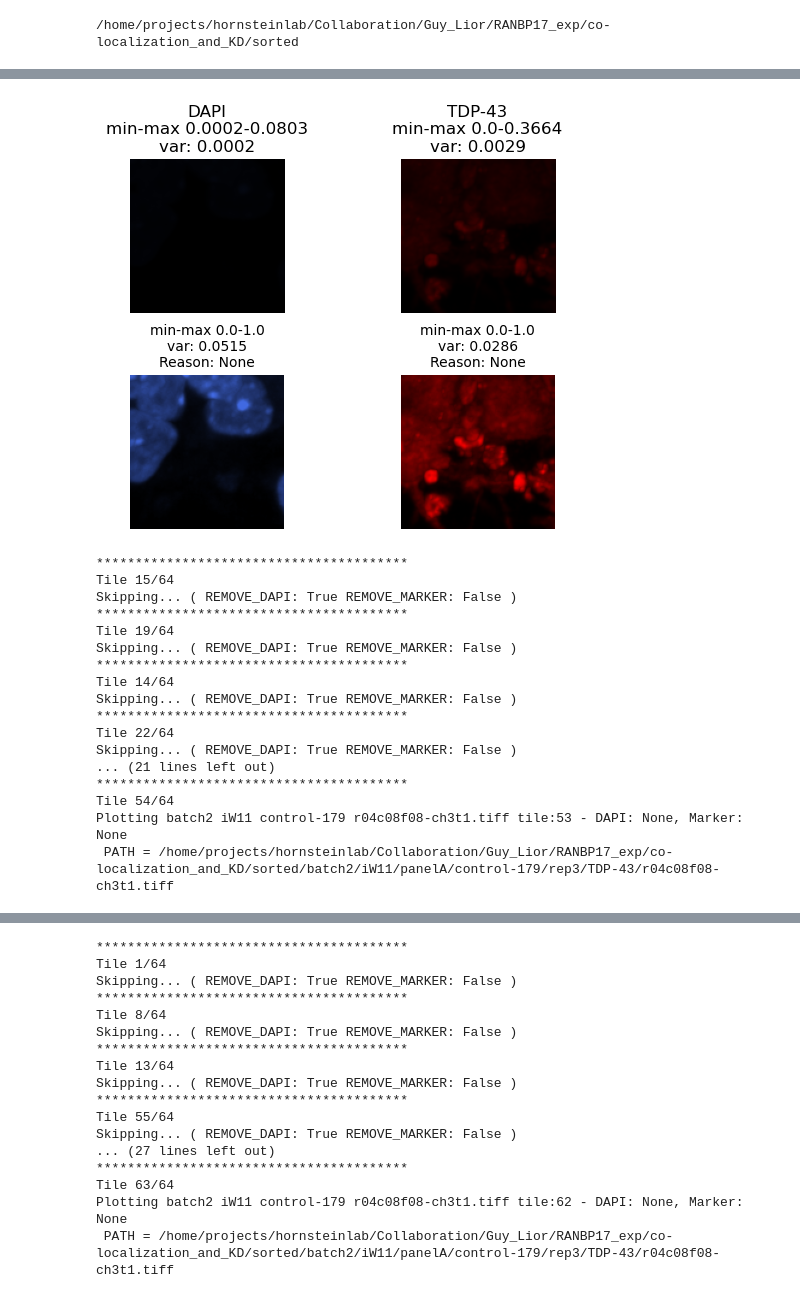
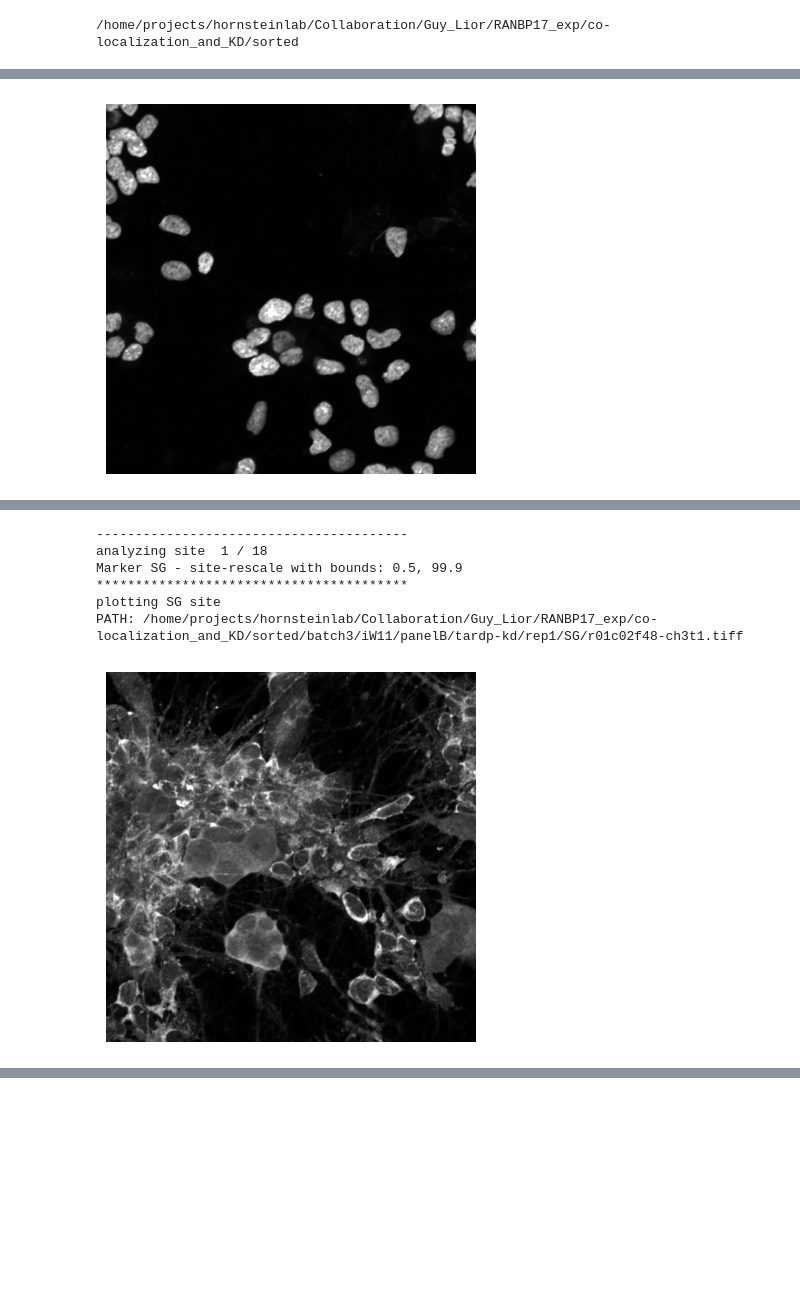
Before and after one commit to Sagykri/NOVA, a Jupyter notebook: tools/preprocessing_tools/exploring_preprocessing_thresholds.ipynb, the cells around one changed output, grey strips where cells are left out. Saved outputs shown, nothing was run; the diff lists cells and outputs as text; code cells hidden in the pictures; blank space fills up the shorter version.

Commit message:
refinements for full RANBP17 exp (all reps + SG)

```diff
--- a/tools/preprocessing_tools/exploring_preprocessing_thresholds.ipynb
+++ b/tools/preprocessing_tools/exploring_preprocessing_thresholds.ipynb
@@ -816,8 +816,8 @@ def process_raw_files(paths, markers_list, filter_by_dict, num_sites_to_process,
 # %%
 import random
 # choose markers to include
-MARKERS = ["TDP-43"]
-# ["RANBP17", "TDP-43"]
+MARKERS = ["SG"]
+# ["RANBP17", "TDP-43", "SG", "RANBP17_SG"]
 BATCH = f"batch{BATCH_NUM}"
 FILTER_BY_DICT = {
     "cell_line": None, # e.g. ["C9"]
@@ -919,12 +908,12 @@ import logging
 
 
 # Choose flags
-SHOW_BAD_SITES = False # plot sites that did not pass the thresholds
+SHOW_BAD_SITES = True # plot sites that did not pass the thresholds
 SHOW_PASSED_SITES = True # plot sites that passed the thresholds
 NUM_SITES_TO_PROCESS = 5 # number of sites to show (randomaly picked from valid sites)
 
-SHOW_TILES = True # plot tiles
-SHOW_DAPI_FAIL = False # plot tiles that did not passed the DAPI thresholds
+SHOW_TILES = False # plot tiles
+SHOW_DAPI_FAIL = True # plot tiles that did not passed the DAPI thresholds
 SHOW_MARKER_FAIL = False # plot tiles that did not passed the marker thresholds
 # (!)   if both SHOW_DAPI_FAIL and SHOW_MARKER_FAIL are false will show only tiles that passed both marker and dapi
 SHOW_ALL_TILES = False # plot all tiles regardless of thresholds (passed and not passed) or above flags
@@ -1015,0 +990 @@ Plotting batch2 iW11 control-179 r04c08f08-ch3t1.tiff tile:63 - DAPI: None, Mark
+[figure, new version]
@@ -1016,18 +1009,7 @@ Plotting batch2 iW11 control-179 r04c08f08-ch3t1.tiff tile:63 - DAPI: None, Mark
+----------------------------------------
+analyzing site  1 / 18
+Marker SG - site-rescale with bounds: 0.5, 99.9
+****************************************
+plotting SG site
+PATH: /home/projects/hornsteinlab/Collaboration/Guy_Lior/RANBP17_exp/co-localization_and_KD/sorted/batch3/iW11/panelB/tardp-kd/rep1/SG/r01c02f48-ch3t1.tiff
-[figure, old version]
+[figure, new version]
-****************************************
-Tile 15/64
-Skipping... ( REMOVE_DAPI: True REMOVE_MARKER: False )
-****************************************
-Tile 19/64
-Skipping... ( REMOVE_DAPI: True REMOVE_MARKER: False )
-****************************************
-Tile 14/64
-Skipping... ( REMOVE_DAPI: True REMOVE_MARKER: False )
-****************************************
-Tile 22/64
-Skipping... ( REMOVE_DAPI: True REMOVE_MARKER: False )
-... (21 lines left out)
-****************************************
-Tile 54/64
-Plotting batch2 iW11 control-179 r04c08f08-ch3t1.tiff tile:53 - DAPI: None, Marker: None
- PATH = /home/projects/hornsteinlab/Collaboration/Guy_Lior/RANBP17_exp/co-localization_and_KD/sorted/batch2/iW11/panelA/control-179/rep3/TDP-43/r04c08f08-ch3t1.tiff
@@ -1035,17 +1015,0 @@ Plotting batch2 iW11 control-179 r04c08f08-ch3t1.tiff tile:53 - DAPI: None, Mark
-****************************************
-Tile 1/64
-Skipping... ( REMOVE_DAPI: True REMOVE_MARKER: False )
-****************************************
-Tile 8/64
-Skipping... ( REMOVE_DAPI: True REMOVE_MARKER: False )
-****************************************
-Tile 13/64
-Skipping... ( REMOVE_DAPI: True REMOVE_MARKER: False )
-****************************************
-Tile 55/64
-Skipping... ( REMOVE_DAPI: True REMOVE_MARKER: False )
-... (27 lines left out)
-****************************************
-Tile 63/64
-Plotting batch2 iW11 control-179 r04c08f08-ch3t1.tiff tile:62 - DAPI: None, Marker: None
- PATH = /home/projects/hornsteinlab/Collaboration/Guy_Lior/RANBP17_exp/co-localization_and_KD/sorted/batch2/iW11/panelA/control-179/rep3/TDP-43/r04c08f08-ch3t1.tiff
```
Also changed, not shown: parts of 6 cells of this notebook, 25 other files.
